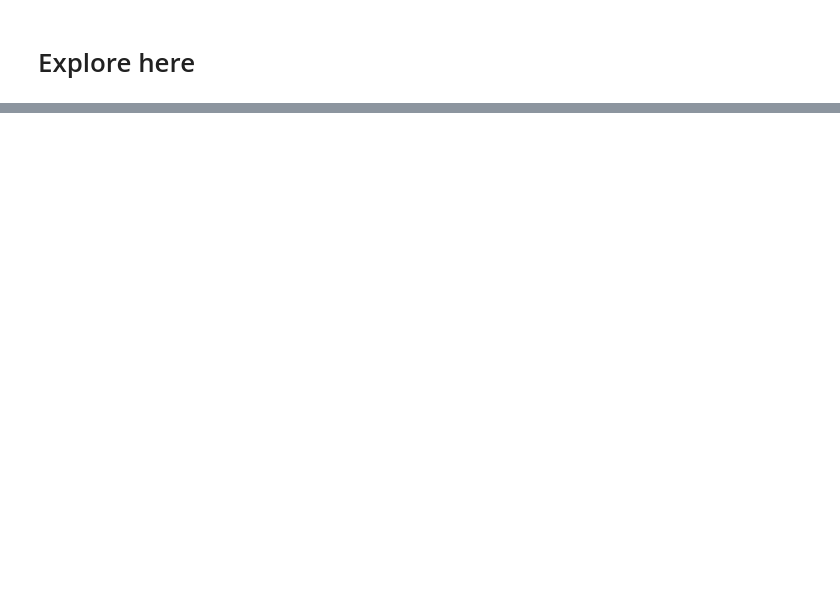
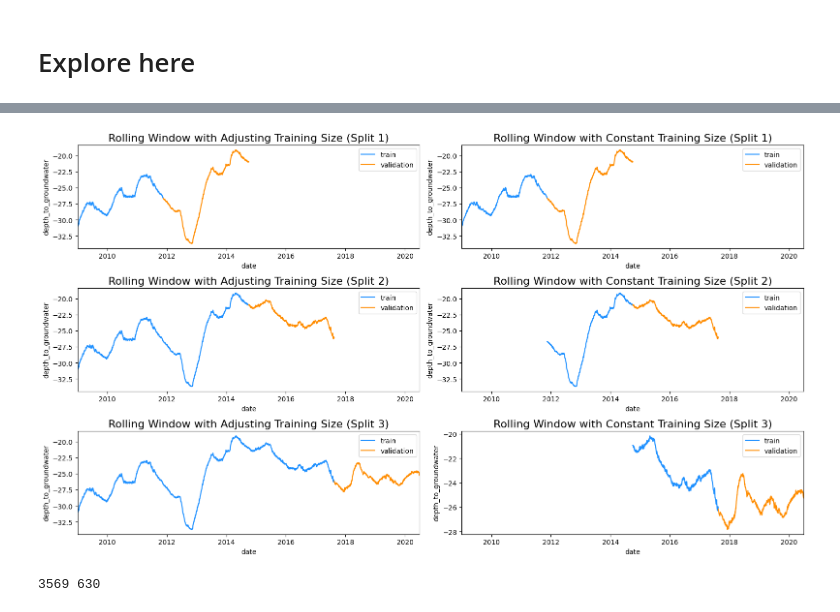
Before and after one commit to 4GeeksAcademy/Proyecto-Series_temporales-Kaggle-VLG, a Jupyter notebook: src/explore.ipynb, the cells around one changed output, grey strips where cells are left out. Drawn from its saved outputs; the diff is of its cells as text; code cells hidden in the pictures; blank space fills up the shorter version.

```diff
--- a/src/explore.ipynb
+++ b/src/explore.ipynb
@@ -38,0 +160,61 @@ df
+# %%
+#Time Series Analysis
+from sklearn.model_selection import TimeSeriesSplit
+
+N_SPLITS = 3
+
+X = df['date']
+y = df['depth_to_groundwater']
+
+folds = TimeSeriesSplit(n_splits=N_SPLITS)
+# %%
+f, ax = plt.subplots(nrows=N_SPLITS, ncols=2, figsize=(16, 9))
+
+for i, (train_index, valid_index) in enumerate(folds.split(X)):
+    X_train, X_valid = X[train_index], X[valid_index]
+    y_train, y_valid = y[train_index], y[valid_index]
+
+    sns.lineplot(
+        x=X_train,
+        y=y_train,
+        ax=ax[i,0],
+        color='dodgerblue',
+        label='train'
+    )
+    sns.lineplot(
+        x=X_train[len(X_train) - len(X_valid):(len(X_train) - len(X_valid) + len(X_valid))],
+        y=y_train[len(X_train) - len(X_valid):(len(X_train) - len(X_valid) + len(X_valid))],
+        ax=ax[i,1],
+        color='dodgerblue',
+        label='train'
+    )
+
+    for j in range(2):
+        sns.lineplot(x= X_valid, y= y_valid, ax=ax[i, j], color='darkorange', label='validation')
+    ax[i, 0].set_title(f"Rolling Window with Adjusting Training Size (Split {i+1})", fontsize=16)
+    ax[i, 1].set_title(f"Rolling Window with Constant Training Size (Split {i+1})", fontsize=16)
+
+for i in range(N_SPLITS):
+    ax[i, 0].set_xlim([date(2009, 1, 1), date(2020, 6, 30)])
+    ax[i, 1].set_xlim([date(2009, 1, 1), date(2020, 6, 30)])
+
+plt.tight_layout()
+plt.show()
+# %% [output]
+[figure, added]
+# %%
+#Univariate Analysis
+train_size = int(0.85 * len(df))
+test_size = len(df) - train_size
+
+univariate_df = df[['date', 'depth_to_groundwater']].copy()
+univariate_df.columns = ['ds', 'y']
+
+train = univariate_df.iloc[:train_size, :]
+
+x_train, y_train = pd.DataFrame(univariate_df.iloc[:train_size, 0]), pd.DataFrame(univariate_df.iloc[:train_size, 1])
+x_valid, y_valid = pd.DataFrame(univariate_df.iloc[train_size:, 0]), pd.DataFrame(univariate_df.iloc[train_size:, 1])
+
+print(len(train), len(x_valid))
+# %% [output]
+3569 630
```
Also changed, not shown: parts of 14 cells of this notebook.
